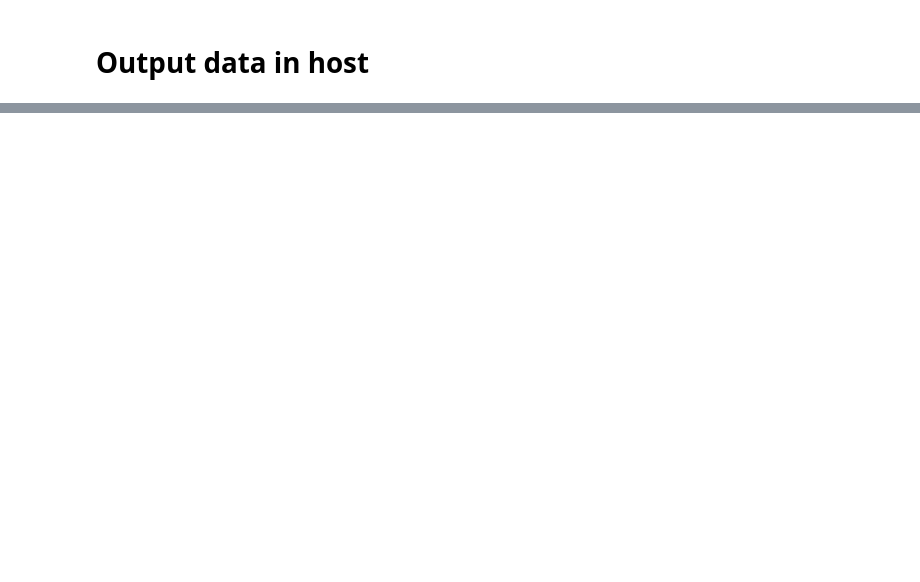
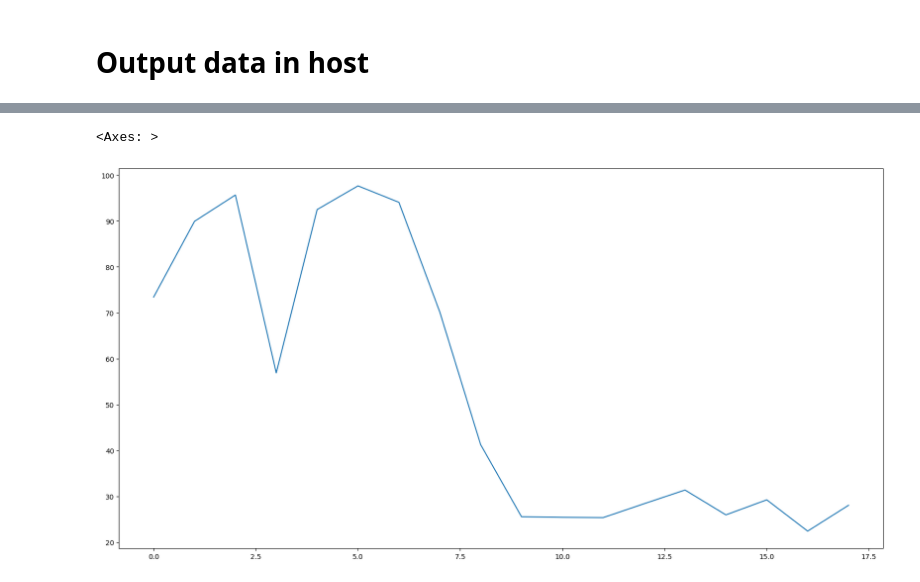
Before and after one commit to Radu-Nicolae/opendc-m3sa, a Jupyter notebook: opendc-experiments/opendc-experiments-metamodel/src/main/Python_scripts/MetaModelViewer.ipynb, the cells around one changed output, grey strips where cells are left out. Saved outputs shown, nothing was run; the diff lists cells and outputs as text; code cells hidden in the pictures; blank space fills up the shorter version.

```diff
--- a/opendc-experiments/opendc-experiments-metamodel/src/main/Python_scripts/MetaModelViewer.ipynb
+++ b/opendc-experiments/opendc-experiments-metamodel/src/main/Python_scripts/MetaModelViewer.ipynb
@@ -45,3 +47,11 @@ df_trace_7 = pd.read_parquet(path + "3-multis-random.parquet")
+# %%
+df_trace_0 = mean_of_chunks(df_trace_0, 1000)
+df_trace_0 = df_trace_0.cpu_utilization * 100
+plt.figure(figsize=(20, 10))
+df_trace_0.plot(label="single-linear-core-mem")
+# %% [output]
+<Axes: >
+[figure, added]
 # %%
 df_trace_1 = mean_of_chunks(df_trace_1, 1000)
 df_trace_2 = mean_of_chunks(df_trace_2, 1000)
```
Also changed, not shown: parts of 5 cells of this notebook, 1 other file.
